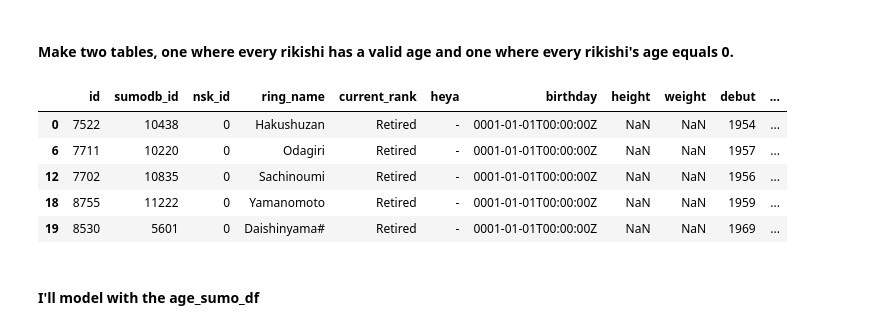
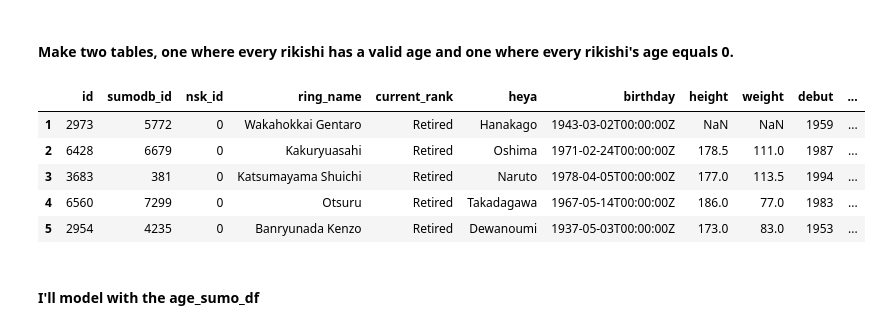
Before and after one commit to FragariaChemist/sumo, a Jupyter notebook: code/02_feature_engineering.ipynb, the cells around one changed output. Drawn from its saved outputs; the diff is of its cells as text; code cells hidden in the pictures.

```diff
--- a/code/02_feature_engineering.ipynb
+++ b/code/02_feature_engineering.ipynb
@@ -767,7 +774,7 @@ def categorize_heya(heya):
         if heya in value:
             return key
     else:
-        return 'Unafilliated'
+        return 'Unaffilliated'
 # %%
 sumo_df['ichimon'] = sumo_df['heya'].map(categorize_heya)
 # %%
@@ -799,0 +816,4 @@ sumo_df
+# %%
+features_to_drop = sumo_df[['birthday', 'retirement']]
+# %%
+sumo_df = sumo_df.drop(columns = features_to_drop)
@@ -799,0 +833,2 @@ sumo_df
+# %%
+sumo_df[['height', 'weight']] = sumo_df[['height', 'weight']].fillna(0)
@@ -872,14 +885,14 @@ plt.tight_layout()
 age_sumo_df = sumo_df[sumo_df['age'] != 0]
 no_age_sumo_df  = sumo_df[sumo_df['age'] == 0].copy()
 # %%
-no_age_sumo_df.head()
+age_sumo_df.head()
 # %% [output]
 |  | id | sumodb_id | nsk_id | ring_name | current_rank | heya | birthday | height | weight | debut | ... |
-| 0 | 7522 | 10438 | 0 | Hakushuzan | Retired | - | 0001-01-01T00:00:00Z | NaN | NaN | 1954 | ... |
-| 6 | 7711 | 10220 | 0 | Odagiri | Retired | - | 0001-01-01T00:00:00Z | NaN | NaN | 1957 | ... |
-| 12 | 7702 | 10835 | 0 | Sachinoumi | Retired | - | 0001-01-01T00:00:00Z | NaN | NaN | 1956 | ... |
-| 18 | 8755 | 11222 | 0 | Yamanomoto | Retired | - | 0001-01-01T00:00:00Z | NaN | NaN | 1959 | ... |
-| 19 | 8530 | 5601 | 0 | Daishinyama# | Retired | - | 0001-01-01T00:00:00Z | NaN | NaN | 1969 | ... |
+| 1 | 2973 | 5772 | 0 | Wakahokkai Gentaro | Retired | Hanakago | 1943-03-02T00:00:00Z | NaN | NaN | 1959 | ... |
+| 2 | 6428 | 6679 | 0 | Kakuryuasahi | Retired | Oshima | 1971-02-24T00:00:00Z | 178.5 | 111.0 | 1987 | ... |
+| 3 | 3683 | 381 | 0 | Katsumayama Shuichi | Retired | Naruto | 1978-04-05T00:00:00Z | 177.0 | 113.5 | 1994 | ... |
+| 4 | 6560 | 7299 | 0 | Otsuru | Retired | Takadagawa | 1967-05-14T00:00:00Z | 186.0 | 77.0 | 1983 | ... |
+| 5 | 2954 | 4235 | 0 | Banryunada Kenzo | Retired | Dewanoumi | 1937-05-03T00:00:00Z | 173.0 | 83.0 | 1953 | ... |
 # %% [markdown]
 #### I'll model with the age_sumo_df
 # %%
```
Also changed, not shown: parts of 52 cells of this notebook, 1 other file.
